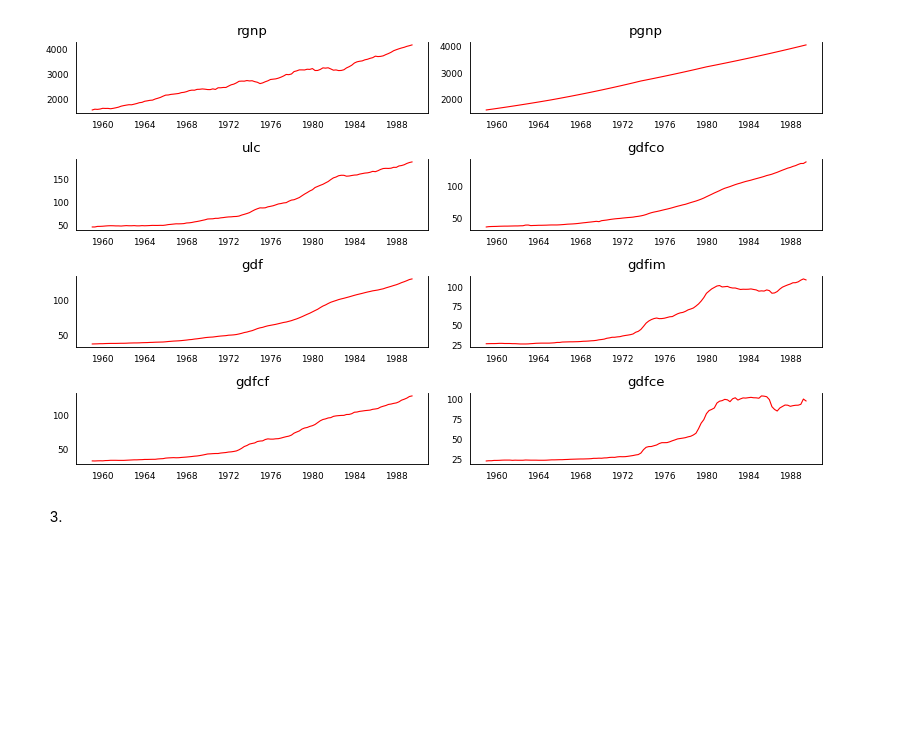
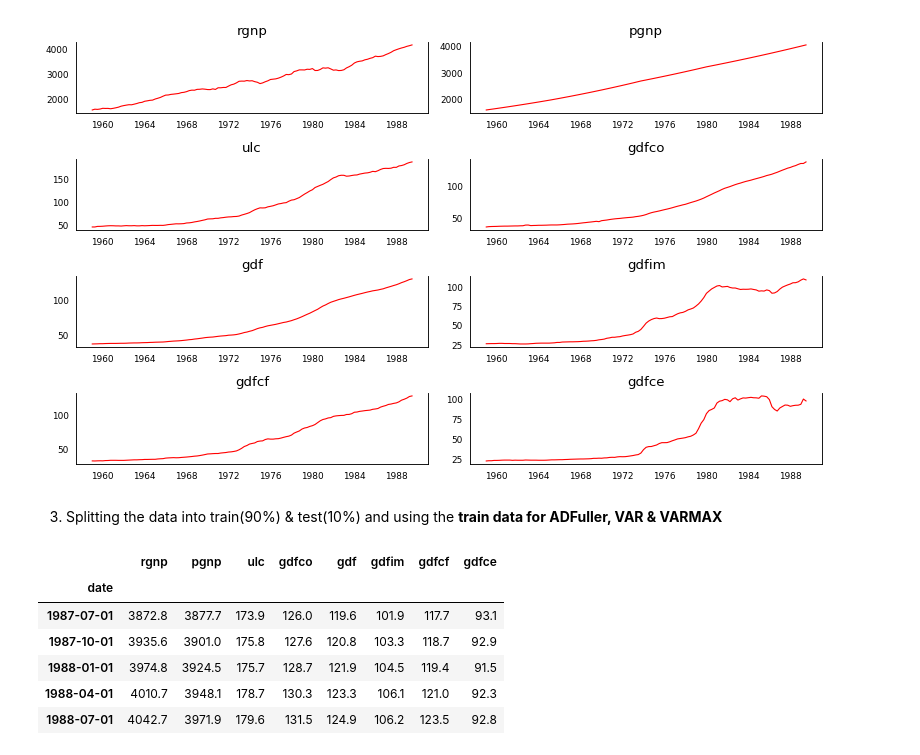
Before and after one commit to ydatta/datafile, a Jupyter notebook: 22_05_18_P_session_17_VAR_4.ipynb, the cells around one changed output. Saved outputs shown, nothing was run; the diff lists cells and outputs as text; code cells hidden in the pictures; blank space fills up the shorter version.

```diff
--- a/22_05_18_P_session_17_VAR_4.ipynb
+++ b/22_05_18_P_session_17_VAR_4.ipynb
@@ -93,5 +93,18 @@ for i,ax in enumerate(axes.flatten()):
 plt.tight_layout()
 # %% [output]
 [figure]
-# %% [markdown]
-3.
+# %% [markdown]
+3. Splitting the data into train(90%) & test(10%) and using the **train data for   ADFuller, VAR & VARMAX**
+# %%
+train_dt=macro_data[0:-4]
+test_dt=macro_data[-4:]
+# %%
+train_dt.tail()
+# %% [output]
+|  | rgnp | pgnp | ulc | gdfco | gdf | gdfim | gdfcf | gdfce |
+| date |  |  |  |  |  |  |  |  |
+| 1987-07-01 | 3872.8 | 3877.7 | 173.9 | 126.0 | 119.6 | 101.9 | 117.7 | 93.1 |
+| 1987-10-01 | 3935.6 | 3901.0 | 175.8 | 127.6 | 120.8 | 103.3 | 118.7 | 92.9 |
+| 1988-01-01 | 3974.8 | 3924.5 | 175.7 | 128.7 | 121.9 | 104.5 | 119.4 | 91.5 |
+| 1988-04-01 | 4010.7 | 3948.1 | 178.7 | 130.3 | 123.3 | 106.1 | 121.0 | 92.3 |
+| 1988-07-01 | 4042.7 | 3971.9 | 179.6 | 131.5 | 124.9 | 106.2 | 123.5 | 92.8 |
```
Also changed, not shown: parts of 22 cells of this notebook.
